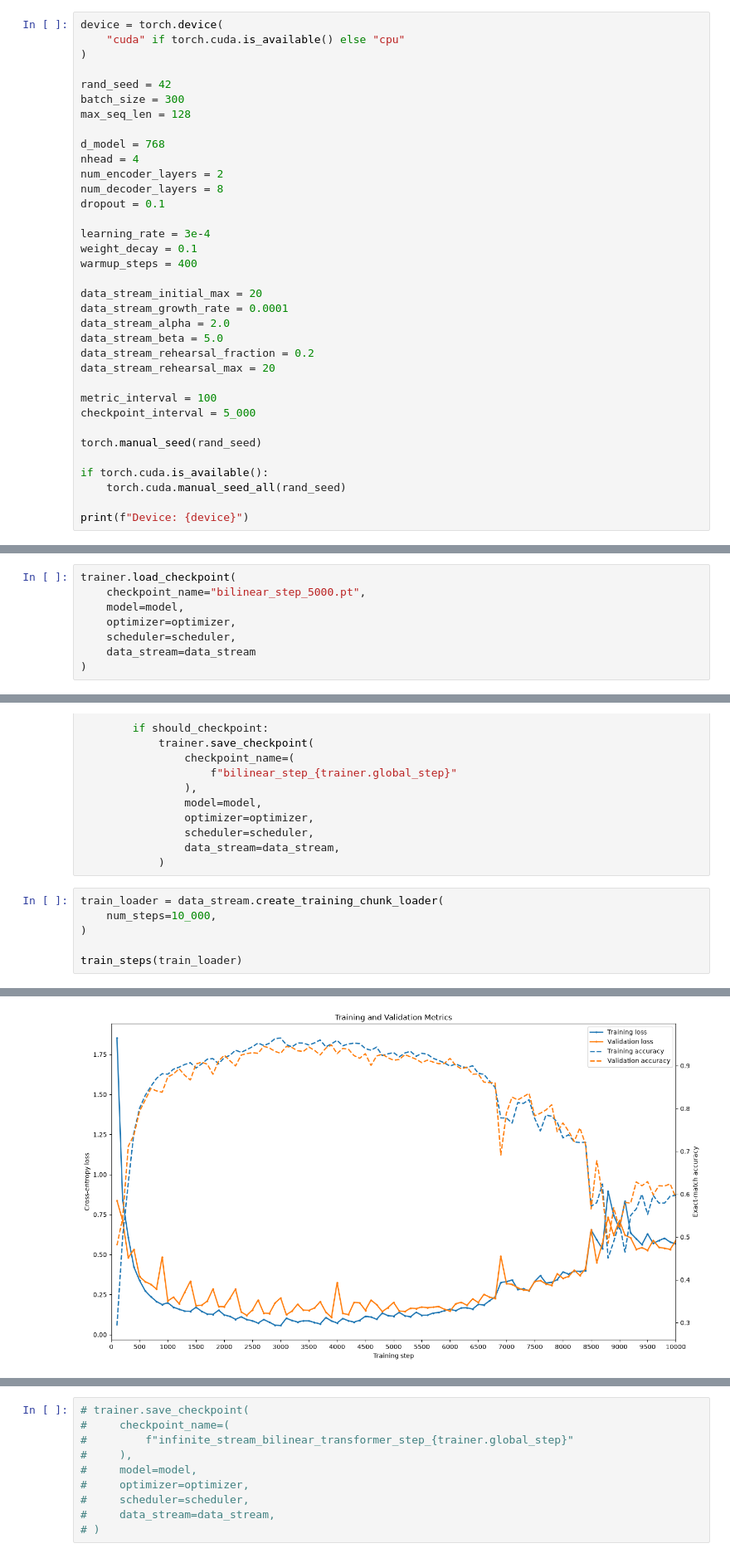
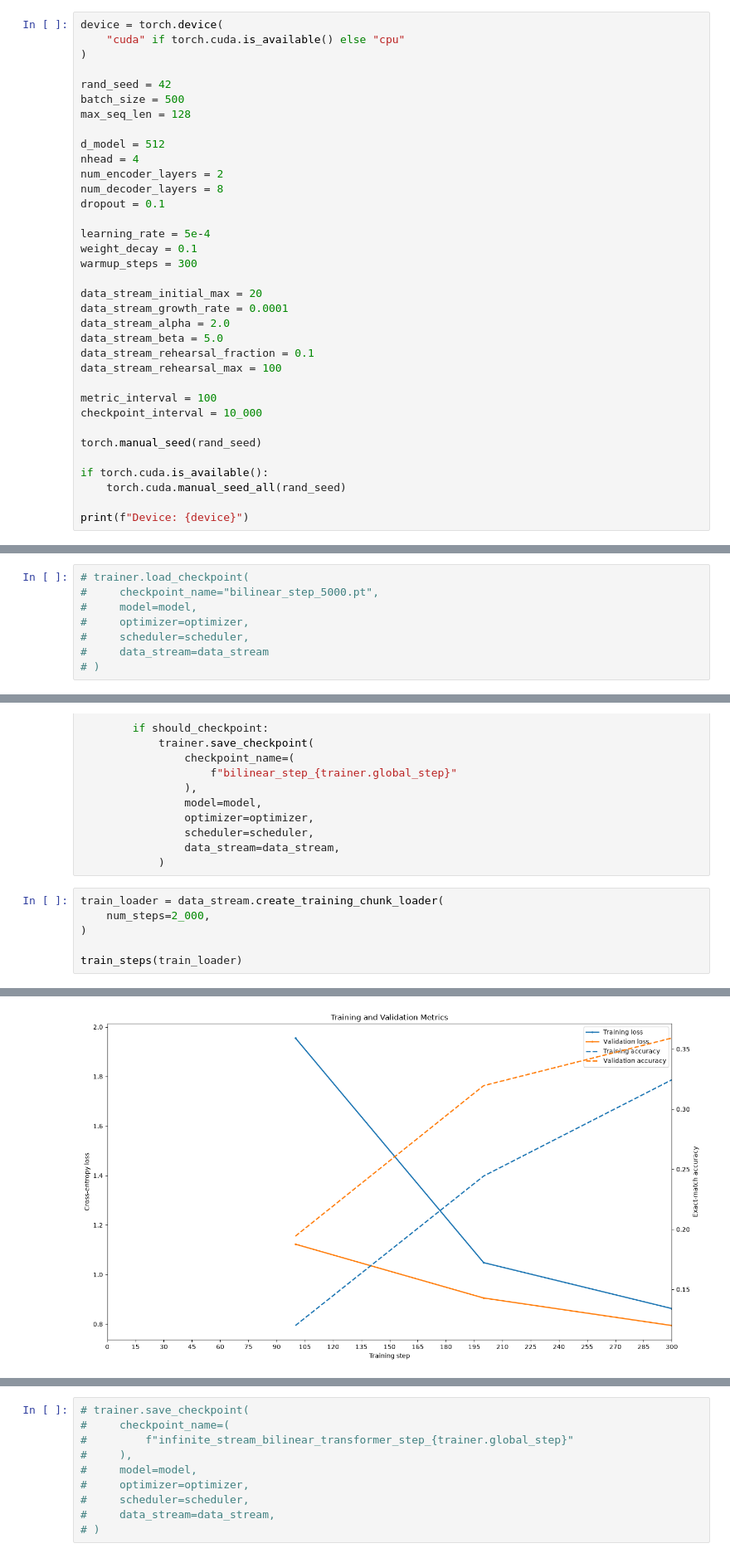
Before and after one commit to he-man-david/SAIR-competition-modular-math, a Jupyter notebook: experimenting.ipynb, the cells around one changed output, grey strips where cells are left out. Shown at 83% size. Cells and saved outputs as stored; diff of their text form.

```diff
--- a/experimenting.ipynb
+++ b/experimenting.ipynb
@@ -16,28 +16,28 @@ device = torch.device(
 )
 
 rand_seed = 42
-batch_size = 300
+batch_size = 500
 max_seq_len = 128
 
-d_model = 768
+d_model = 512
 nhead = 4
 num_encoder_layers = 2
 num_decoder_layers = 8
 dropout = 0.1
 
-learning_rate = 3e-4
+learning_rate = 5e-4
 weight_decay = 0.1
-warmup_steps = 400
+warmup_steps = 300
 
 data_stream_initial_max = 20
 data_stream_growth_rate = 0.0001
 data_stream_alpha = 2.0
 data_stream_beta = 5.0
-data_stream_rehearsal_fraction = 0.2
-data_stream_rehearsal_max = 20
+data_stream_rehearsal_fraction = 0.1
+data_stream_rehearsal_max = 100
 
 metric_interval = 100
-checkpoint_interval = 5_000
+checkpoint_interval = 10_000
 
 torch.manual_seed(rand_seed)
 
@@ -148,8 +146,8 @@ Trainable parameters: 74,564,368
 # %%
-trainer.load_checkpoint(
-    checkpoint_name="bilinear_step_5000.pt",
-    model=model,
-    optimizer=optimizer,
-    scheduler=scheduler,
-    data_stream=data_stream
-)
+# trainer.load_checkpoint(
+#     checkpoint_name="bilinear_step_5000.pt",
+#     model=model,
+#     optimizer=optimizer,
+#     scheduler=scheduler,
+#     data_stream=data_stream
+# )
@@ -318,7 +314,7 @@ def train_steps(
             )
 # %%
 train_loader = data_stream.create_training_chunk_loader(
-    num_steps=10_000,
+    num_steps=2_000,
 )
 
 train_steps(train_loader)
@@ -343 +340 @@ W0728 07:14:51.822000 1816030 /system/conda/miniconda3/envs/cloudspace/lib/pytho
-[figure, old version]
+[figure, new version]
```
Also changed, not shown: parts of 5 cells of this notebook, 1 other file.
